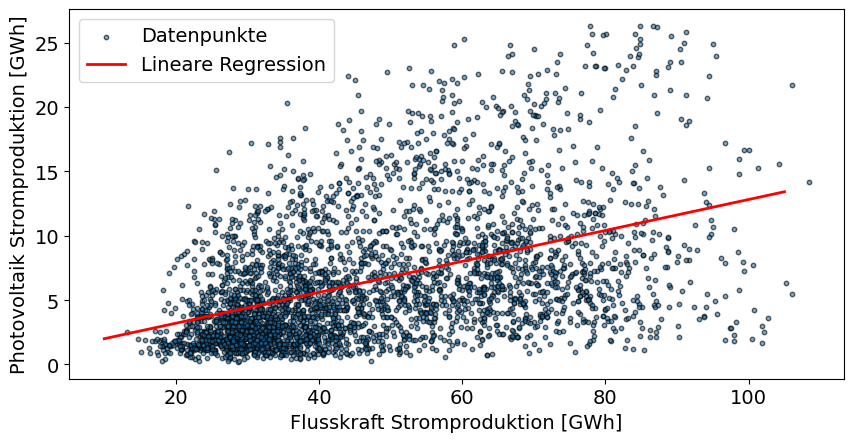
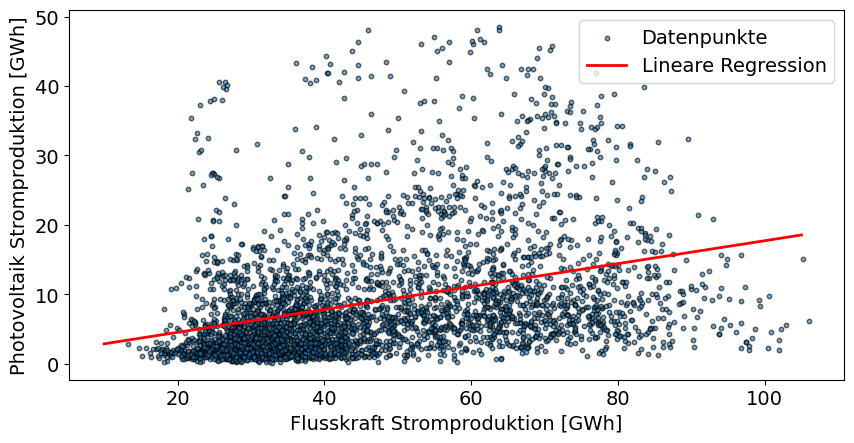
The change to this notebook cell's code, shown as a diff; its figure went from the first image to the second:
--- before
+++ after
@@ -1,5 +1,5 @@
 plt.figure().set_figheight(5) # Breite
 plt.figure().set_figwidth(10) # Höhe
-plt.scatter(df_fluss_red, df_photo_red, s=10, alpha=0.6, edgecolors="k") # Scatterplot Flusskrft gegen Photovoltaik
+plt.scatter(df_fluss['Produktion_GWh'], df_photo['Produktion_GWh'], s=10, alpha=0.6, edgecolors="k") # Scatterplot Flusskrft gegen Photovoltaik
 
 # Sequenz der Zahlen von 10 bis 105 generieren (für Darstellung)

Commit: updated examples with new datasets